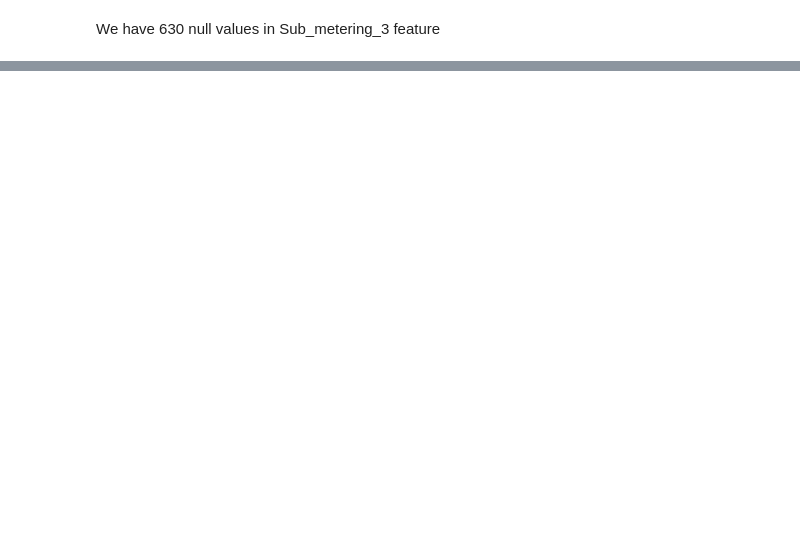
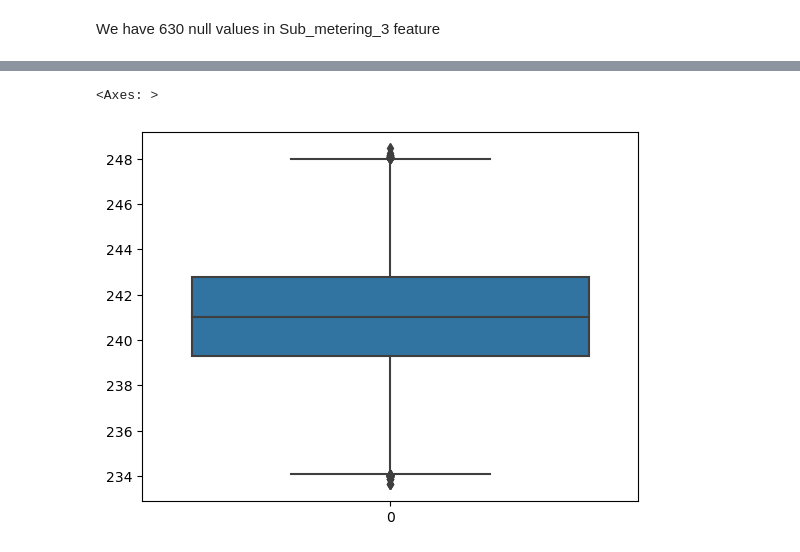
Before and after one commit to Batman21294/Regression-Individual-household-electric-power-consumption, a Jupyter notebook: Individual household electric power consumption.ipynb, the cells around one changed output, grey strips where cells are left out. Drawn from its saved outputs; the diff is of its cells as text; code cells hidden in the pictures; blank space fills up the shorter version.

```diff
--- a/Individual household electric power consumption.ipynb
+++ b/Individual household electric power consumption.ipynb
@@ -84,0 +405,14 @@ We have 630 null values in Sub_metering_3 feature
+# %%
+for i in data_sample['Voltage']:
+    q1 = data_sample['Voltage'].quantile(0.25)
+    q3 = data_sample['Voltage'].quantile(0.75)
+    iqr=q3-q1
+    lower_fence = q1-(1.5)*iqr
+    upper_fence = q3+(1.5)*iqr
+    if i<lower_fence or i>upper_fence:
+        data_sample['Voltage'] = data_sample['Voltage'].replace(i,np.median(data_sample['Voltage']))
+# %%
+sns.boxplot(data_sample['Voltage'].values)
+# %% [output]
+<Axes: >
+[figure, added]
```
Also changed, not shown: parts of 66 cells of this notebook, 1 other file.
